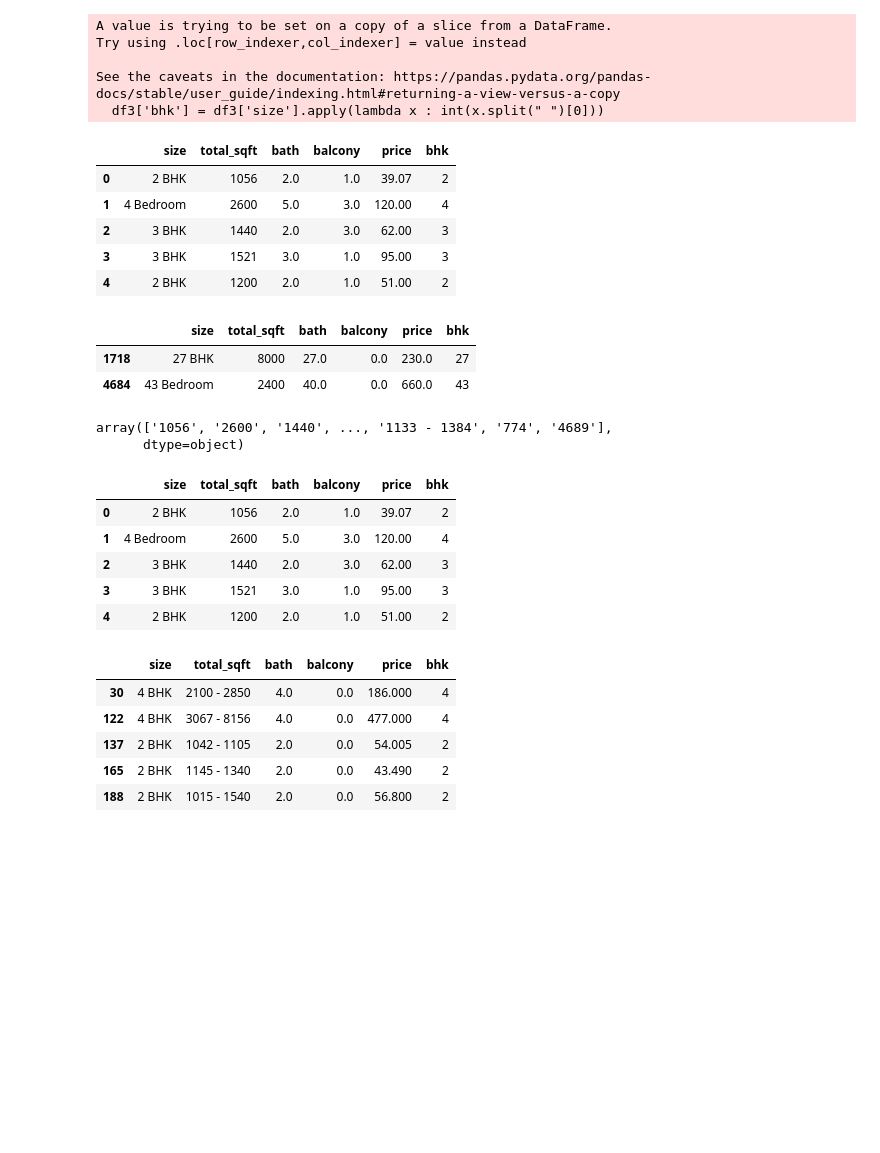
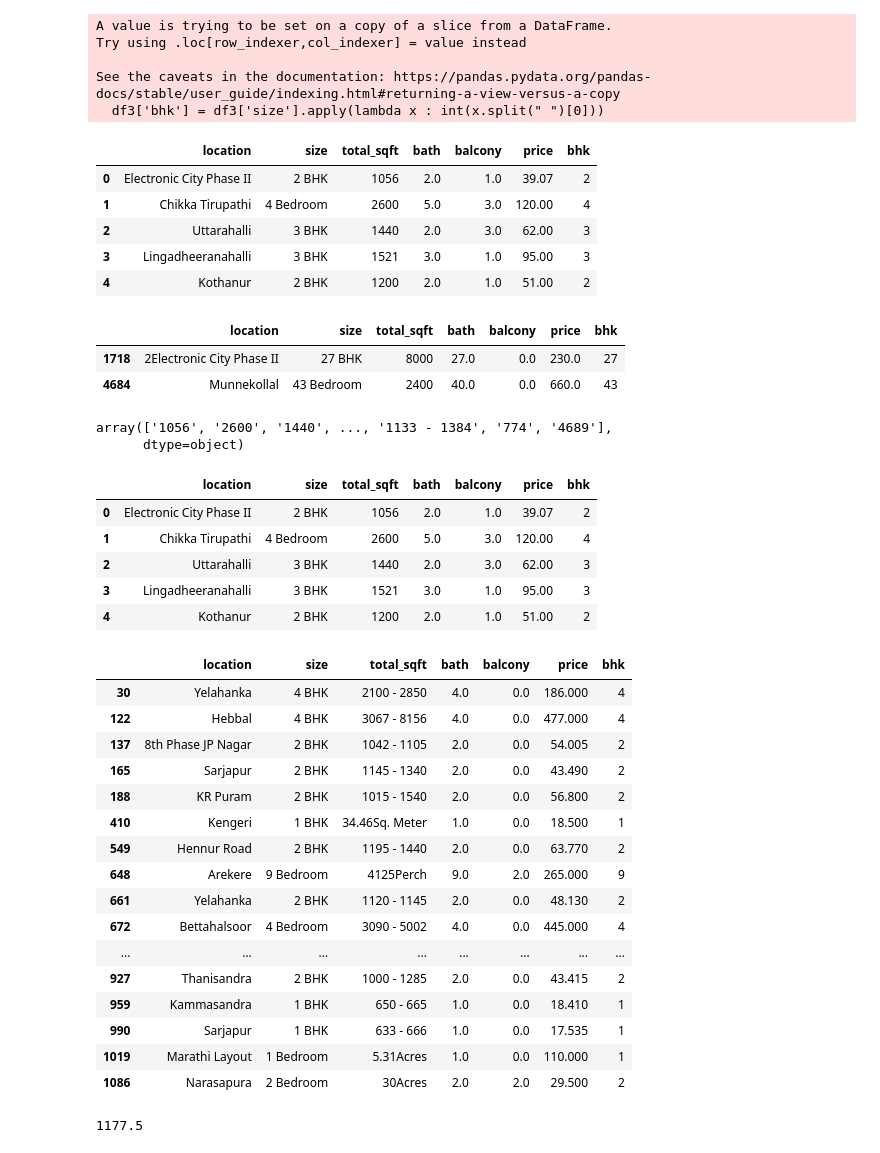
Before and after one commit to ritesh-chafer/Real-Estate-Price-Prediction, a Jupyter notebook: notebook.ipynb, the cells around one changed output. Saved outputs shown, nothing was run; the diff lists cells and outputs as text; code cells hidden in the pictures; blank space fills up the shorter version.

```diff
--- a/notebook.ipynb
+++ b/notebook.ipynb
@@ -36,6 +36,6 @@ Super built-up  Area    8790
 Name: area_type, dtype: int64
 # %%
 # Drop features that are not required to build our model
-df2 = df1.drop(['area_type', 'availability', 'location', 'society'], axis=1)
+df2 = df1.drop(['area_type', 'availability', 'society'], axis=1)
 df2.head()
 # %% [output]
@@ -119,19 +122,19 @@ See the caveats in the documentation: https://pandas.pydata.org/pandas-docs/stab
 # %%
 df3.head()
 # %% [output]
-|  | size | total_sqft | bath | balcony | price | bhk |
-| 0 | 2 BHK | 1056 | 2.0 | 1.0 | 39.07 | 2 |
-| 1 | 4 Bedroom | 2600 | 5.0 | 3.0 | 120.00 | 4 |
-| 2 | 3 BHK | 1440 | 2.0 | 3.0 | 62.00 | 3 |
-| 3 | 3 BHK | 1521 | 3.0 | 1.0 | 95.00 | 3 |
-| 4 | 2 BHK | 1200 | 2.0 | 1.0 | 51.00 | 2 |
+|  | location | size | total_sqft | bath | balcony | price | bhk |
+| 0 | Electronic City Phase II | 2 BHK | 1056 | 2.0 | 1.0 | 39.07 | 2 |
+| 1 | Chikka Tirupathi | 4 Bedroom | 2600 | 5.0 | 3.0 | 120.00 | 4 |
+| 2 | Uttarahalli | 3 BHK | 1440 | 2.0 | 3.0 | 62.00 | 3 |
+| 3 | Lingadheeranahalli | 3 BHK | 1521 | 3.0 | 1.0 | 95.00 | 3 |
+| 4 | Kothanur | 2 BHK | 1200 | 2.0 | 1.0 | 51.00 | 2 |
 # %%
 # Having BHK value greater than 20
 df3[df3['bhk'] >20]
 # %% [output]
-|  | size | total_sqft | bath | balcony | price | bhk |
-| 1718 | 27 BHK | 8000 | 27.0 | 0.0 | 230.0 | 27 |
-| 4684 | 43 Bedroom | 2400 | 40.0 | 0.0 | 660.0 | 43 |
+|  | location | size | total_sqft | bath | balcony | price | bhk |
+| 1718 | 2Electronic City Phase II | 27 BHK | 8000 | 27.0 | 0.0 | 230.0 | 27 |
+| 4684 | Munnekollal | 43 Bedroom | 2400 | 40.0 | 0.0 | 660.0 | 43 |
 # %%
 # Exploring total_sqft coulmn
 df3['total_sqft'].unique()
@@ -150,19 +153,30 @@ def check_float(x):
 #Return having float values
 df3[df3['total_sqft'].apply(check_float)].head()
 # %% [output]
-|  | size | total_sqft | bath | balcony | price | bhk |
-| 0 | 2 BHK | 1056 | 2.0 | 1.0 | 39.07 | 2 |
-| 1 | 4 Bedroom | 2600 | 5.0 | 3.0 | 120.00 | 4 |
-| 2 | 3 BHK | 1440 | 2.0 | 3.0 | 62.00 | 3 |
-| 3 | 3 BHK | 1521 | 3.0 | 1.0 | 95.00 | 3 |
-| 4 | 2 BHK | 1200 | 2.0 | 1.0 | 51.00 | 2 |
+|  | location | size | total_sqft | bath | balcony | price | bhk |
+| 0 | Electronic City Phase II | 2 BHK | 1056 | 2.0 | 1.0 | 39.07 | 2 |
+| 1 | Chikka Tirupathi | 4 Bedroom | 2600 | 5.0 | 3.0 | 120.00 | 4 |
+| 2 | Uttarahalli | 3 BHK | 1440 | 2.0 | 3.0 | 62.00 | 3 |
+| 3 | Lingadheeranahalli | 3 BHK | 1521 | 3.0 | 1.0 | 95.00 | 3 |
+| 4 | Kothanur | 2 BHK | 1200 | 2.0 | 1.0 | 51.00 | 2 |
 # %%
 #Return false condition
-df3[~df3['total_sqft'].apply(check_float)].head()
+df3[~df3['total_sqft'].apply(check_float)].head(20)
 # %% [output]
-|  | size | total_sqft | bath | balcony | price | bhk |
-| 30 | 4 BHK | 2100 - 2850 | 4.0 | 0.0 | 186.000 | 4 |
-| 122 | 4 BHK | 3067 - 8156 | 4.0 | 0.0 | 477.000 | 4 |
-| 137 | 2 BHK | 1042 - 1105 | 2.0 | 0.0 | 54.005 | 2 |
-| 165 | 2 BHK | 1145 - 1340 | 2.0 | 0.0 | 43.490 | 2 |
-| 188 | 2 BHK | 1015 - 1540 | 2.0 | 0.0 | 56.800 | 2 |
+|  | location | size | total_sqft | bath | balcony | price | bhk |
+| 30 | Yelahanka | 4 BHK | 2100 - 2850 | 4.0 | 0.0 | 186.000 | 4 |
+| 122 | Hebbal | 4 BHK | 3067 - 8156 | 4.0 | 0.0 | 477.000 | 4 |
+| 137 | 8th Phase JP Nagar | 2 BHK | 1042 - 1105 | 2.0 | 0.0 | 54.005 | 2 |
+| 165 | Sarjapur | 2 BHK | 1145 - 1340 | 2.0 | 0.0 | 43.490 | 2 |
+| 188 | KR Puram | 2 BHK | 1015 - 1540 | 2.0 | 0.0 | 56.800 | 2 |
+| 410 | Kengeri | 1 BHK | 34.46Sq. Meter | 1.0 | 0.0 | 18.500 | 1 |
+| 549 | Hennur Road | 2 BHK | 1195 - 1440 | 2.0 | 0.0 | 63.770 | 2 |
+| 648 | Arekere | 9 Bedroom | 4125Perch | 9.0 | 2.0 | 265.000 | 9 |
+| 661 | Yelahanka | 2 BHK | 1120 - 1145 | 2.0 | 0.0 | 48.130 | 2 |
+| 672 | Bettahalsoor | 4 Bedroom | 3090 - 5002 | 4.0 | 0.0 | 445.000 | 4 |
+| ... | ... | ... | ... | ... | ... | ... | ... |
+| 927 | Thanisandra | 2 BHK | 1000 - 1285 | 2.0 | 0.0 | 43.415 | 2 |
+| 959 | Kammasandra | 1 BHK | 650 - 665 | 1.0 | 0.0 | 18.410 | 1 |
+| 990 | Sarjapur | 1 BHK | 633 - 666 | 1.0 | 0.0 | 17.535 | 1 |
+| 1019 | Marathi Layout | 1 Bedroom | 5.31Acres | 1.0 | 0.0 | 110.000 | 1 |
+| 1086 | Narasapura | 2 Bedroom | 30Acres | 2.0 | 2.0 | 29.500 | 2 |
@@ -168,0 +193,4 @@ df3[~df3['total_sqft'].apply(check_float)].head()
+# %%
+convert_sqft_to_num('1160 - 1195')
+# %% [output]
+1177.5
```
Also changed, not shown: parts of 10 cells of this notebook.
